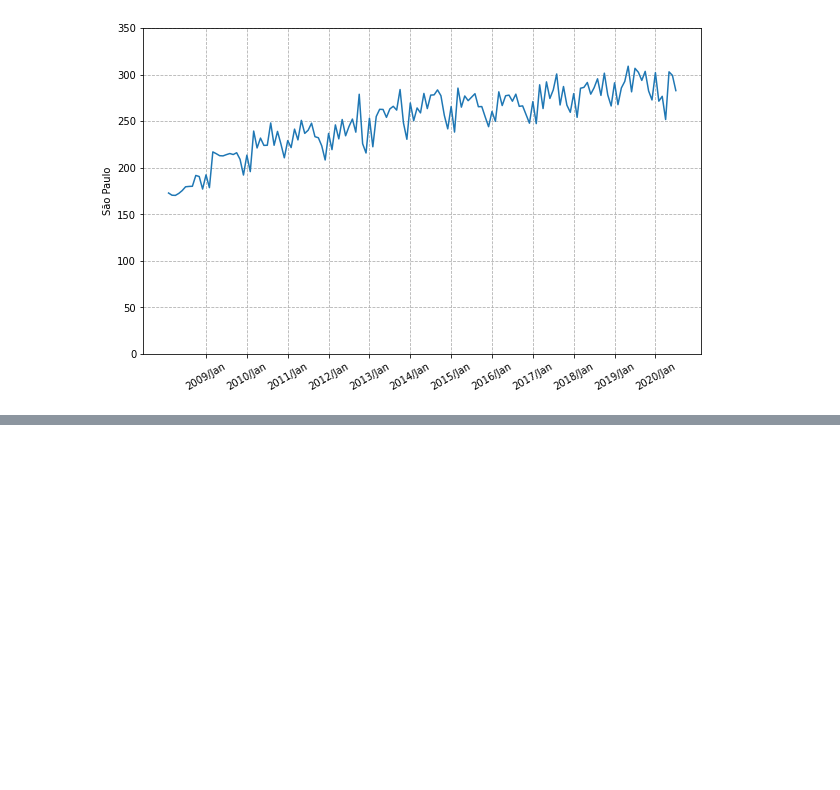
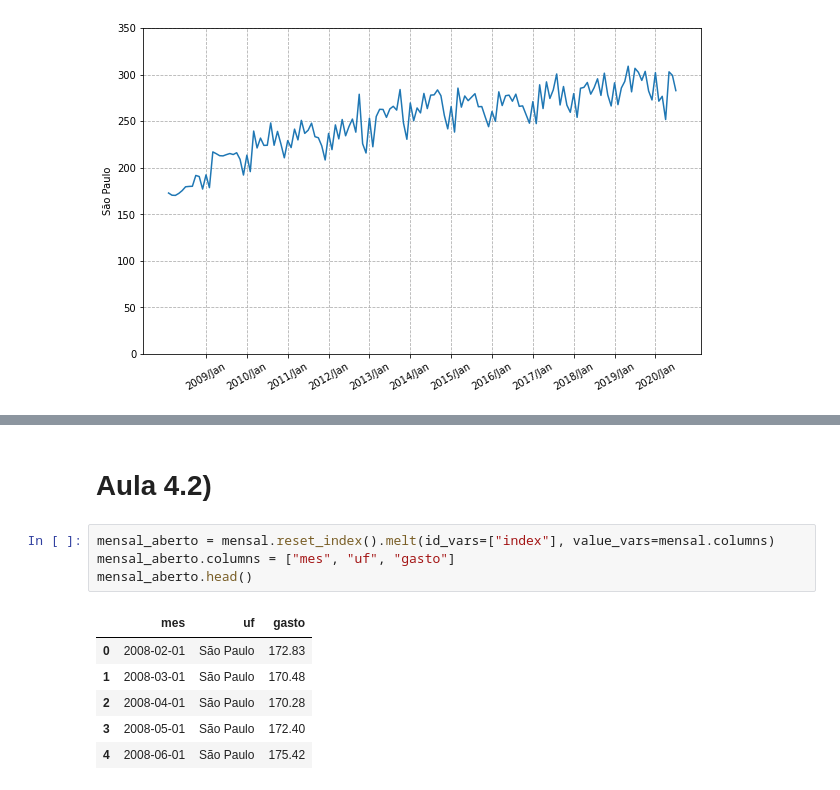
Before and after one commit to HenriqueCCdA/bootCampAluraDataScience, a Jupyter notebook: modulo2/aula/boot_camp_modulo2_aulas.ipynb, the cells around one changed output, grey strips where cells are left out. Saved outputs shown, nothing was run; the diff lists cells and outputs as text; blank space fills up the shorter version.

```diff
--- a/modulo2/aula/boot_camp_modulo2_aulas.ipynb
+++ b/modulo2/aula/boot_camp_modulo2_aulas.ipynb
@@ -432,0 +468,13 @@ mensal.to_csv("desafio_m1_a3.csv")
+# %% [markdown]
+# Aula 4.2)
+# %%
+mensal_aberto = mensal.reset_index().melt(id_vars=["index"], value_vars=mensal.columns)
+mensal_aberto.columns = ["mes", "uf", "gasto"]
+mensal_aberto.head()
+# %% [output]
+|  | mes | uf | gasto |
+| 0 | 2008-02-01 | São Paulo | 172.83 |
+| 1 | 2008-03-01 | São Paulo | 170.48 |
+| 2 | 2008-04-01 | São Paulo | 170.28 |
+| 3 | 2008-05-01 | São Paulo | 172.40 |
+| 4 | 2008-06-01 | São Paulo | 175.42 |
```
Also changed, not shown: parts of 5 cells of this notebook.
